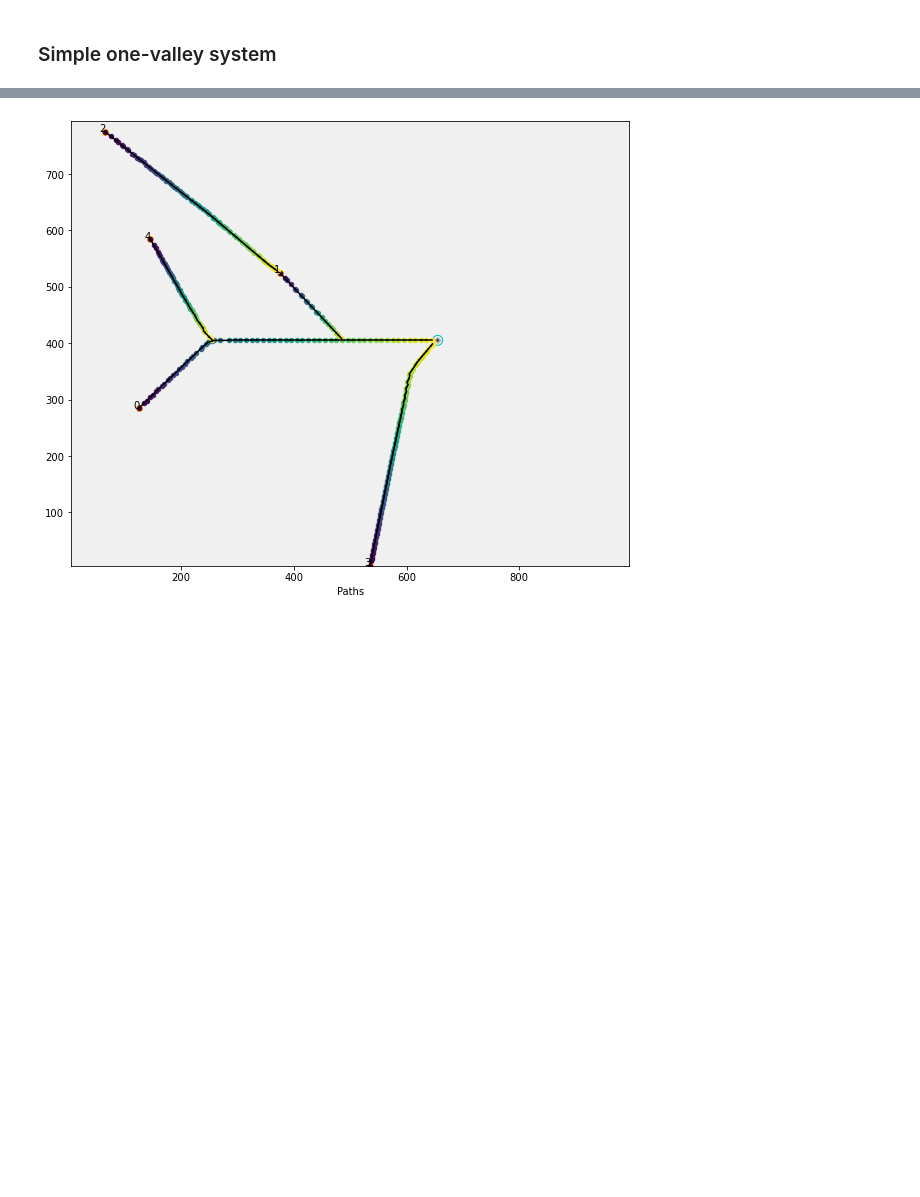
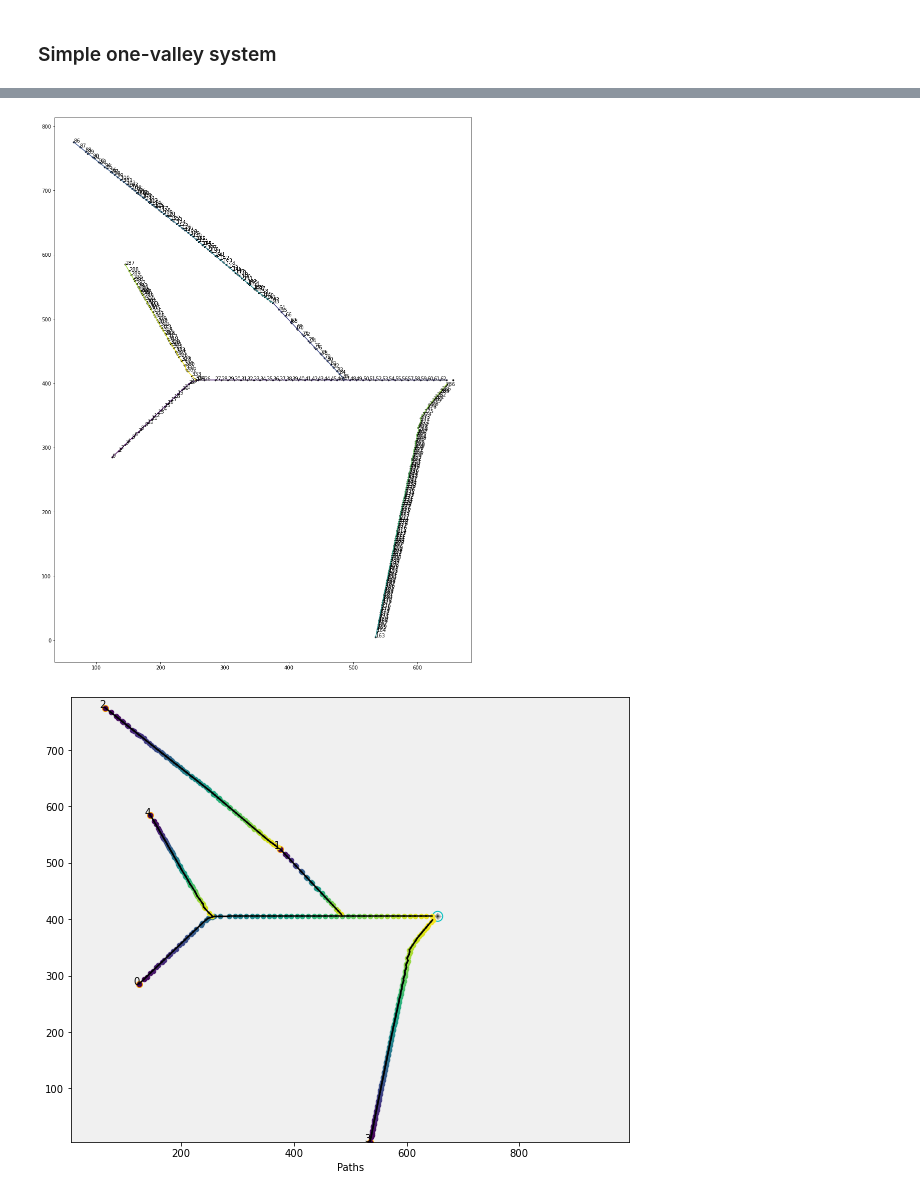
Before and after one commit to randlab/pyKasso, a Jupyter notebook: notebooks/pyKasso_HFM.ipynb, the cells around one changed output, grey strips where cells are left out. Cells and saved outputs as stored; diff of their text form; code cells hidden in the pictures; blank space fills up the shorter version.

```diff
--- a/notebooks/pyKasso_HFM.ipynb
+++ b/notebooks/pyKasso_HFM.ipynb
@@ -183,0 +266,31 @@ Warning: This network contains  0 looping branche.s Tortuosity is infinite on a
+# %%
+nodes = catchment.karst_simulations[0].network['nodes']
+nodes = pd.DataFrame.from_dict(nodes, orient='index', columns=['X','Y'])
+edges = catchment.karst_simulations[0].network['edges']
+links = pd.DataFrame(edges, columns=['InNode','OutNode'])
+
+#Assign outlet nodes by selecting node nearest to outlet coord and shifting it to those coordinates
+springs      = pd.read_csv('inputs/valley1/outlets.txt', names=['X','Y','Z','system'], header=None, delim_whitespace=True)    #import spring location data
+nodes['dist'] = ((nodes.X - springs.iloc[0,0])**2 + (nodes.Y - springs.iloc[0,1])**2)**0.5 #calculate distance to spring
+nodes.loc[nodes.dist==np.min(nodes.dist), 'type'] = 'outfall'         #convert to outfall
+nodes.loc[nodes.dist==np.min(nodes.dist), 'X'] = springs.iloc[0,0]    #shift X
+nodes.loc[nodes.dist==np.min(nodes.dist), 'Y'] = springs.iloc[0,1]    #shift Y
+nodes.drop(labels=['dist'], axis='columns', inplace=True)    #drop  unneeded columns
+
+#Plot map
+fromX = nodes.X.loc[links.InNode]                  #calculate coordinates for link start and end points
+fromY = nodes.Y.loc[links.InNode]
+toX   = nodes.X.loc[links.OutNode]
+toY   = nodes.Y.loc[links.OutNode]
+fig,ax = plt.subplots(figsize=(20,20))
+ax.scatter(nodes.X, nodes.Y, c='k', s=8)   #plot nodes
+#ax.scatter(nodes[nodes.type=='outfall'].X, nodes[nodes.type=='outfall'].Y, c='deepskyblue', s=30)  #plot spring nodes in a dif color
+for ind in links.index:                             #loop over link indices
+    ax.plot((fromX.iloc[ind],toX.iloc[ind]),(fromY.iloc[ind],toY.iloc[ind]), c=plt.cm.get_cmap('viridis')(ind/len(links)))  #plot links
+    ax.annotate(ind, xy=(fromX.iloc[ind], fromY.iloc[ind]))
+for ind in nodes.index:                         #loop over node indices
+    #ax.annotate(ind,xy=(nodes.X[ind]-5,nodes.Y[ind]+5))     #label nodes with index
+    pass
+ax.set_aspect('equal')
+# %% [output]
+[figure, added]
```
Also changed, not shown: parts of 10 cells of this notebook, 5 other files.
